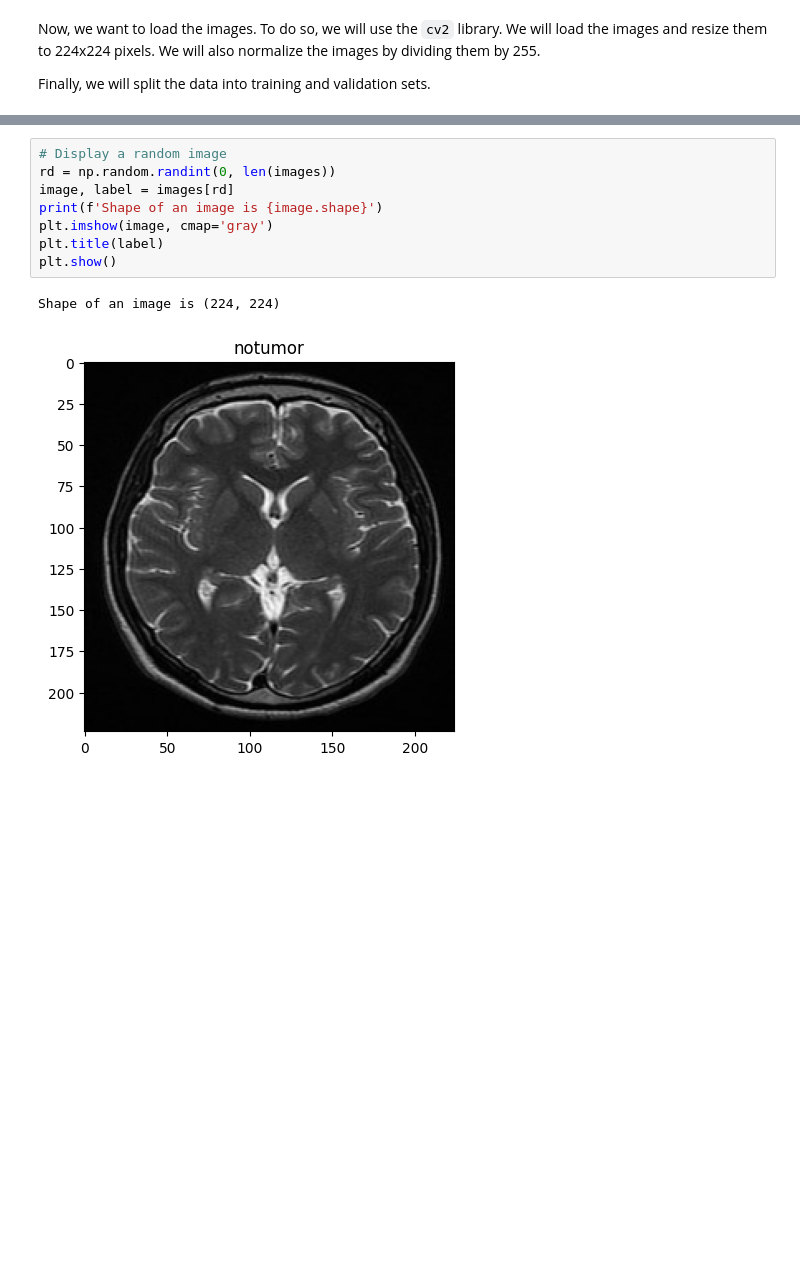
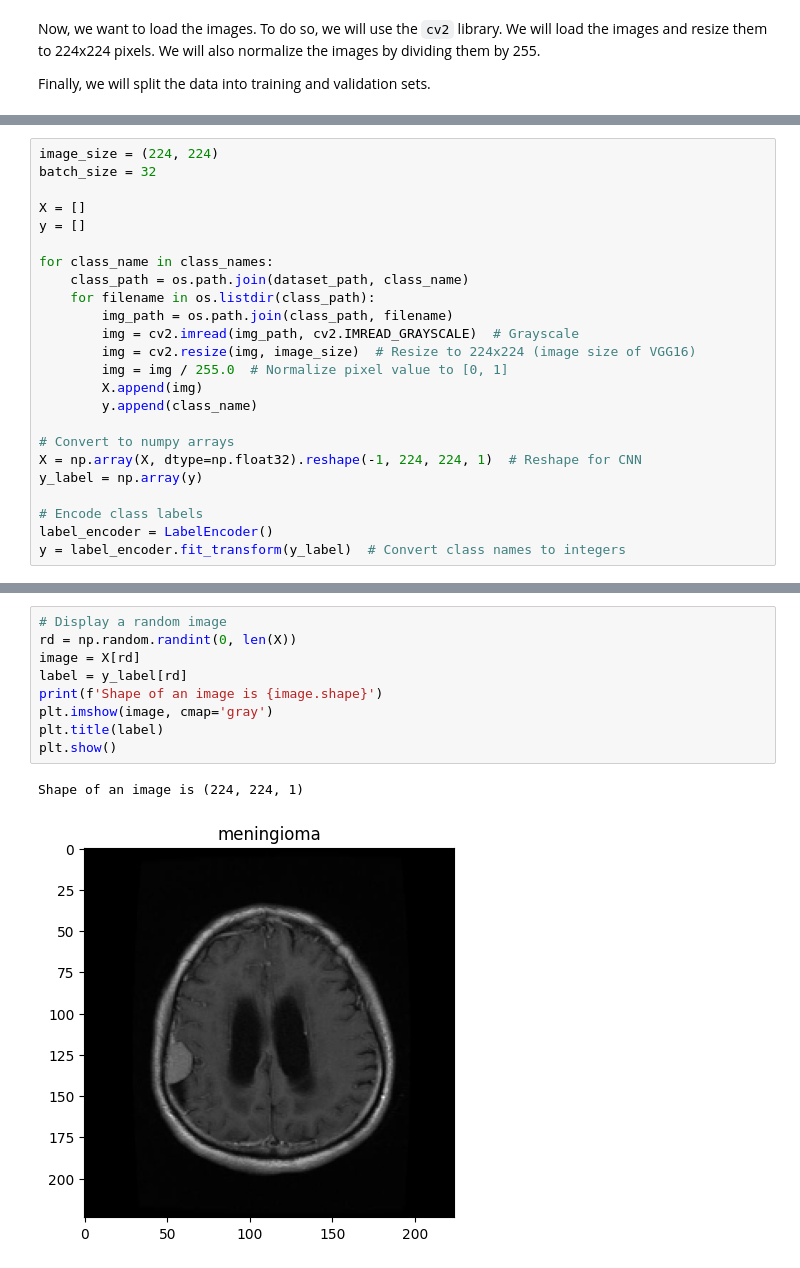
Before and after one commit to Gdeterline/Brain-Tumor-MRI-Classification, a Jupyter notebook: main.ipynb, the cells around one changed output, grey strips where cells are left out. Drawn from its saved outputs; the diff is of its cells as text; blank space fills up the shorter version.

```diff
--- a/main.ipynb
+++ b/main.ipynb
@@ -77,0 +54,24 @@ np.random.shuffle(images)
+# %%
+image_size = (224, 224)
+batch_size = 32
+
+X = []
+y = []
+
+for class_name in class_names:
+    class_path = os.path.join(dataset_path, class_name)
+    for filename in os.listdir(class_path):
+        img_path = os.path.join(class_path, filename)
+        img = cv2.imread(img_path, cv2.IMREAD_GRAYSCALE)  # Grayscale
+        img = cv2.resize(img, image_size)  # Resize to 224x224 (image size of VGG16)
+        img = img / 255.0  # Normalize pixel value to [0, 1]
+        X.append(img)
+        y.append(class_name)
+
+# Convert to numpy arrays
+X = np.array(X, dtype=np.float32).reshape(-1, 224, 224, 1)  # Reshape for CNN
+y_label = np.array(y)
+
+# Encode class labels
+label_encoder = LabelEncoder()
+y = label_encoder.fit_transform(y_label)  # Convert class names to integers
@@ -78,11 +86,12 @@ np.random.shuffle(images)
 # %%
 # Display a random image
-rd = np.random.randint(0, len(images))
-image, label = images[rd]
+rd = np.random.randint(0, len(X))
+image = X[rd]
+label = y_label[rd]
 print(f'Shape of an image is {image.shape}')
 plt.imshow(image, cmap='gray')
 plt.title(label)
 plt.show()
 # %% [output]
-Shape of an image is (224, 224)
+Shape of an image is (224, 224, 1)
-[figure, old version]
+[figure, new version]
```
Also changed, not shown: parts of 26 cells of this notebook, 2 other files.
